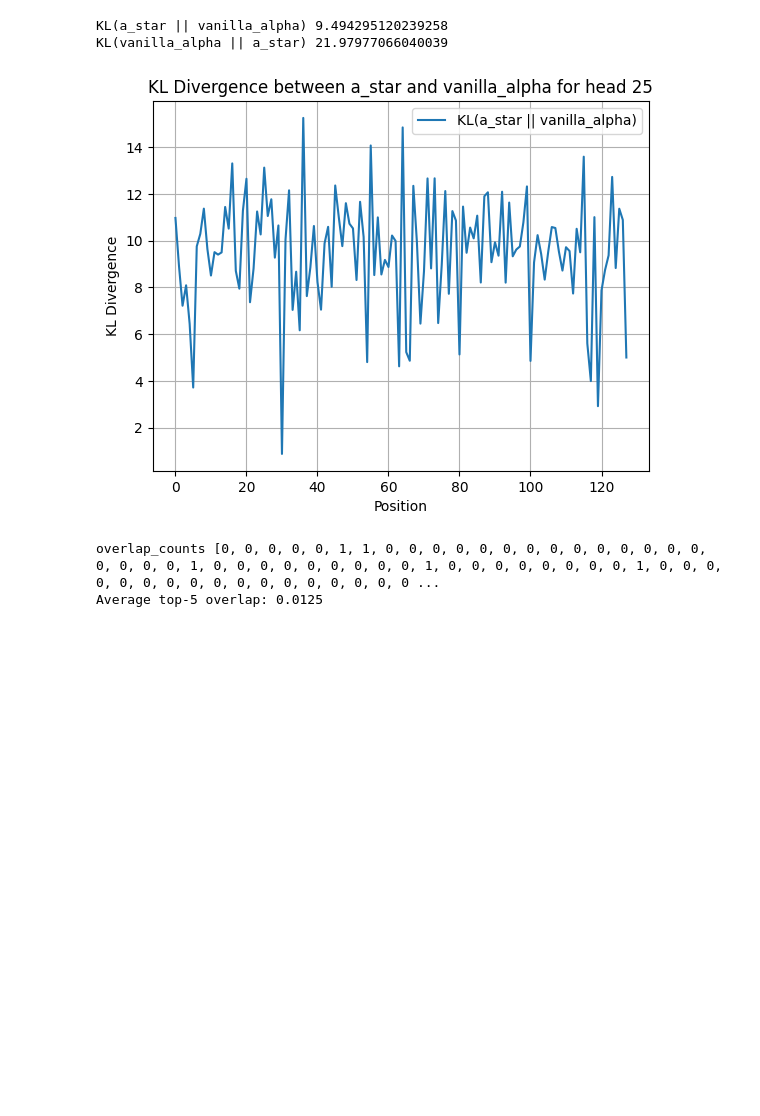
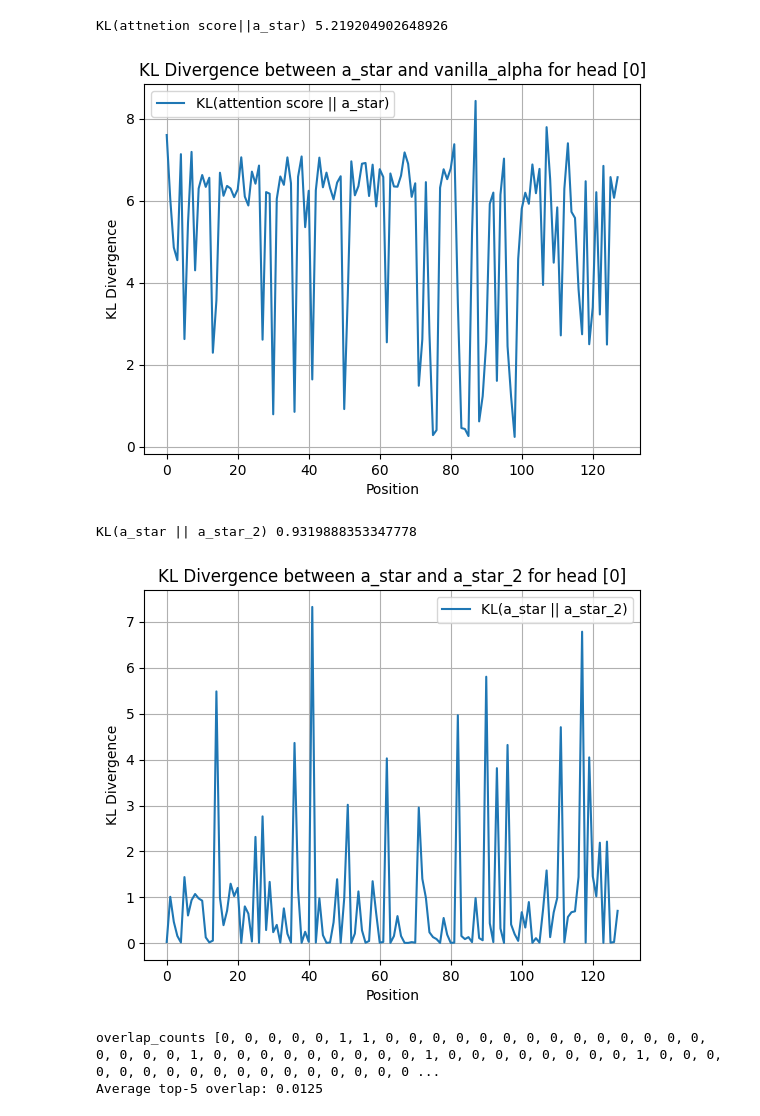
Before and after one commit to Kevin-lkw/interattn, a Jupyter notebook: llama/script/analyse_v.ipynb, the cells around one changed output. Drawn from its saved outputs; the diff is of its cells as text; code cells hidden in the pictures; blank space fills up the shorter version.

```diff
--- a/llama/script/analyse_v.ipynb
+++ b/llama/script/analyse_v.ipynb
@@ -462,0 +543,15 @@ top1_mass 0.8616229295730591
+# %%
+
+# for layer_idx in [10,20,30]:
+head_idx = list(range(32)) # [0,...,31]
+pos_list = list(range(4096-64, 4096))
+result = {}
+strategy = "attention_topk"
+for layer_idx in [30]:
+    for budget in [0.0005,0.001, 0.005 ,0.01 , 0.05]:
+        mask = gen_mask(layer_idx, pos_list, head_idx=head_idx, strategy=strategy, budget=budget)
+        print(f"Optimizing alpha_star for layer {layer_idx}, budget {budget}")
+        alpha, p_alpha, p_teacher, loss = optimize_alpha_star(
+            layer_idx=layer_idx, head_idx=head_idx, pos_list=pos_list, training_steps=10000, lr=0.05, mask=mask, device=device)
+        print( f"final loss for layer {layer_idx} with budget {budget}: ", loss[-1])
+        result[(layer_idx, budget)] = (alpha, p_alpha, p_teacher, loss)
@@ -463,32 +687,40 @@ top1_mass 0.8616229295730591
 # %%
-vanilla_alpha = attn['weights'][0][head_idx, pos_list].float().to(device)
 def KL_divergence(p, q):
-    eps = 1e-12
+    eps = 1e-7
     p = p.clamp_min(eps)
     q = q.clamp_min(eps)
     kl_pq = (p * (p.log() - q.log())).sum(dim=-1)
     kl_qp = (q * (q.log() - p.log())).sum(dim=-1)
     return kl_pq, kl_qp
-kl_pq, kl_qp = KL_divergence(a_star, vanilla_alpha)
-print("KL(a_star || vanilla_alpha)", kl_pq.mean().item())
-print("KL(vanilla_alpha || a_star)", kl_qp.mean().item())
-
-# kl_pq, kl_qp = KL_divergence(a_star, a_star_2)
-# print("KL(a_star || a_star_2)", kl_pq.mean().item())
-# print("KL(a_star_2 || a_star)", kl_qp.mean().item())
+head_idx = [0]
+sf_attn_score = F.softmax(attention_score[head_idx][:, pos_list,:], dim=-1)
+kl_pq, kl_qp = KL_divergence(sf_attn_score[0],a_star[head_idx][0])
+print("KL(attnetion score||a_star)", kl_pq.mean().item())
 # plot the KL divergence across the sequence
-plt.plot(kl_pq.cpu().numpy(), label="KL(a_star || vanilla_alpha)")
+plt.plot(kl_pq.cpu().numpy(), label="KL(attention score || a_star)")
 # plt.plot(kl_qp.cpu().numpy(), label="KL(vanilla_alpha || a_star)")
 plt.title(f"KL Divergence between a_star and vanilla_alpha for head {head_idx}")
 plt.xlabel("Position")
 plt.ylabel("KL Divergence")
 plt.legend()
 plt.grid()
 plt.show()
+
+kl_pq, kl_qp = KL_divergence(a_star[head_idx][0], a_star_2[head_idx][0])
+print("KL(a_star || a_star_2)", kl_pq.mean().item())
+# print("KL(a_star_2 || a_star)", kl_qp.mean().item())
+plt.plot(kl_pq.cpu().numpy(), label="KL(a_star || a_star_2)")
+plt.title(f"KL Divergence between a_star and a_star_2 for head {head_idx}")
+plt.xlabel("Position")
+plt.ylabel("KL Divergence")
+plt.legend()
+plt.grid()
+plt.show()
 # %% [output]
-KL(a_star || vanilla_alpha) 9.494295120239258
-KL(vanilla_alpha || a_star) 21.97977066040039
+KL(attnetion score||a_star) 5.219204902648926
-[figure, old version]
+[figure, new version]
+KL(a_star || a_star_2) 0.9319888353347778
+[figure, added]
 # %%
 
 def topk_overlap(p, q, topk=10):
```
Also changed, not shown: parts of 25 cells of this notebook, 10 other files.
